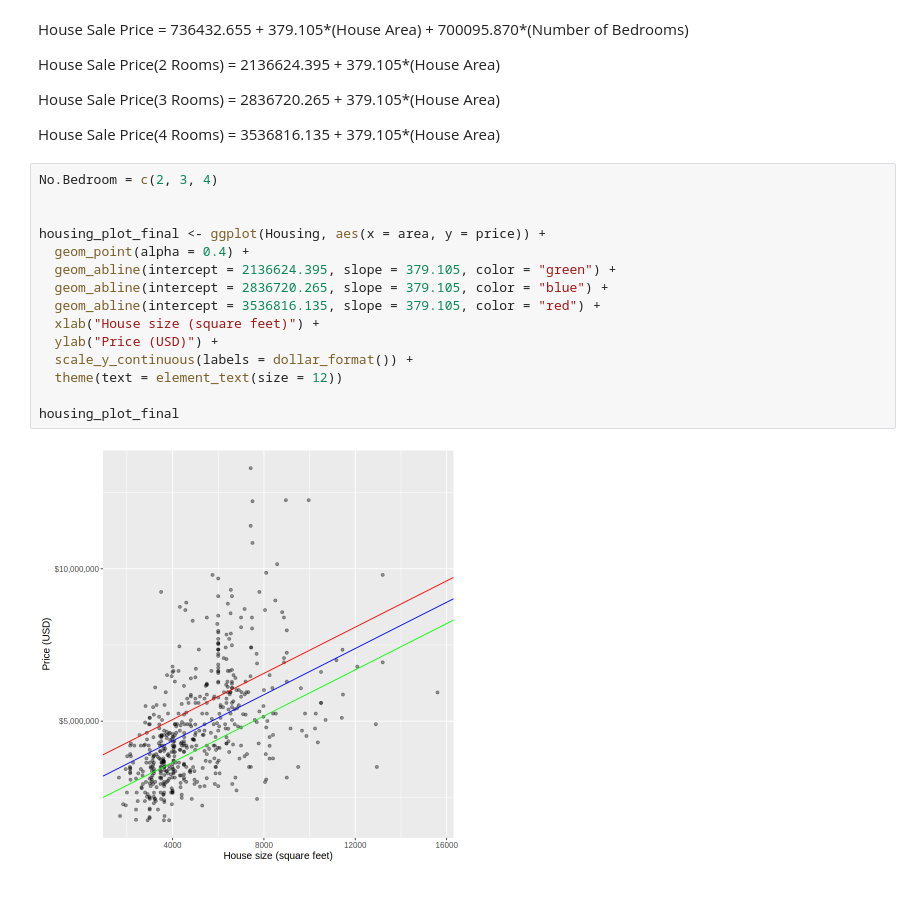
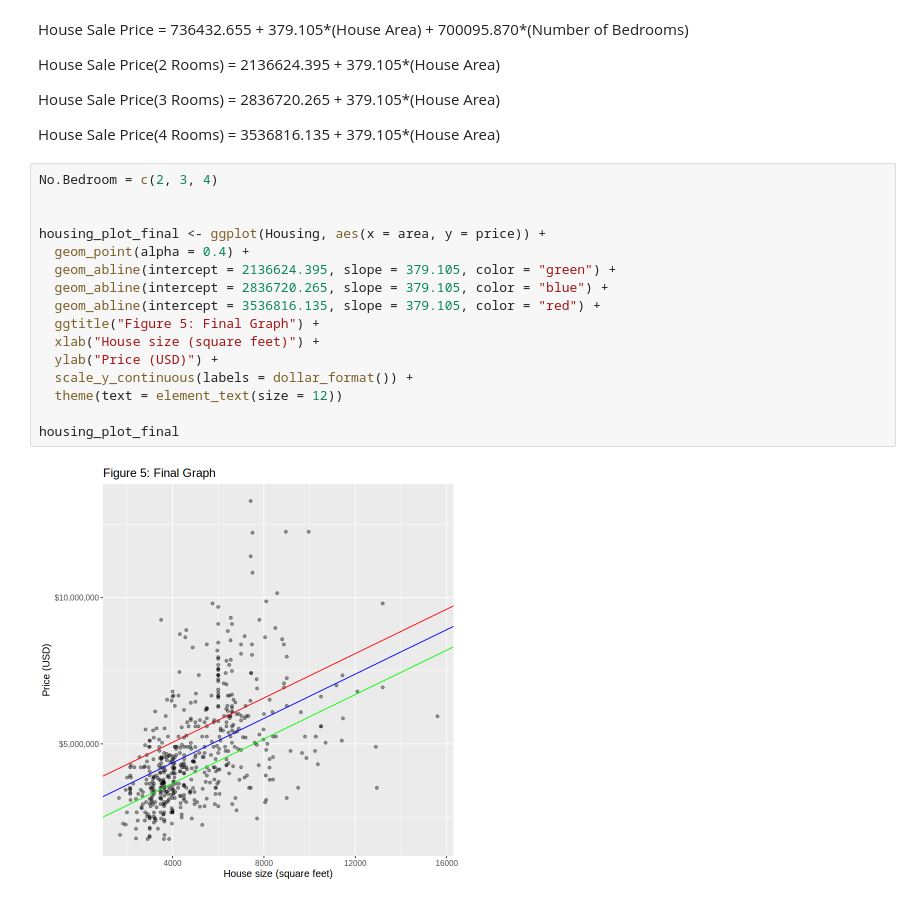
Before and after one commit to jio7887oij/dsci-100-009-1, a Jupyter notebook: FinalProjectVersion2.ipynb, the cells around one changed output. Cells and saved outputs as stored; diff of their text form.

Commit message:
Added Titles to Graphs

```diff
--- a/FinalProjectVersion2.ipynb
+++ b/FinalProjectVersion2.ipynb
@@ -225,17 +229,18 @@ House Sale Price(4 Rooms) = 3536816.135 + 379.105*(House Area)
 # %%
 No.Bedroom = c(2, 3, 4)
 
 
 housing_plot_final <- ggplot(Housing, aes(x = area, y = price)) +
   geom_point(alpha = 0.4) +
   geom_abline(intercept = 2136624.395, slope = 379.105, color = "green") +
   geom_abline(intercept = 2836720.265, slope = 379.105, color = "blue") +
   geom_abline(intercept = 3536816.135, slope = 379.105, color = "red") +
+  ggtitle("Figure 5: Final Graph") +
   xlab("House size (square feet)") +
   ylab("Price (USD)") +
   scale_y_continuous(labels = dollar_format()) +
   theme(text = element_text(size = 12))
 
 housing_plot_final
 # %% [output]
-[figure, old version]
+[figure, new version]
```
Also changed, not shown: parts of 1 cell of this notebook.
